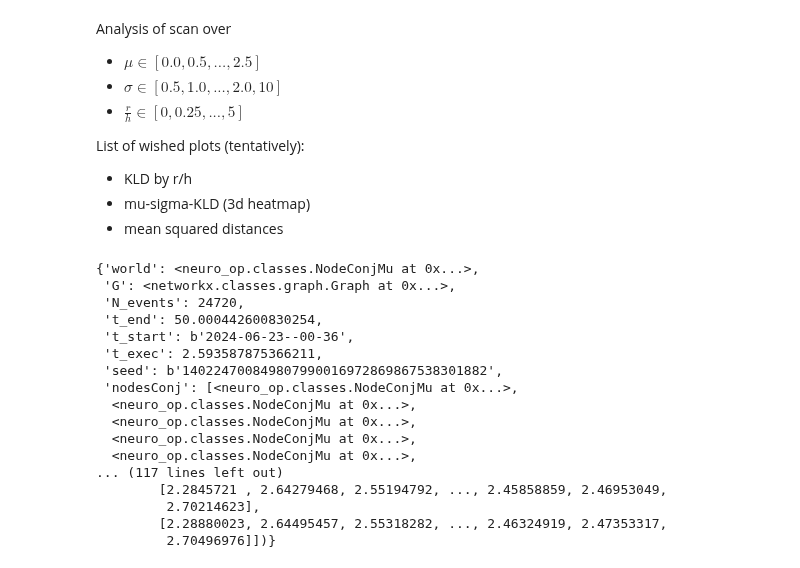
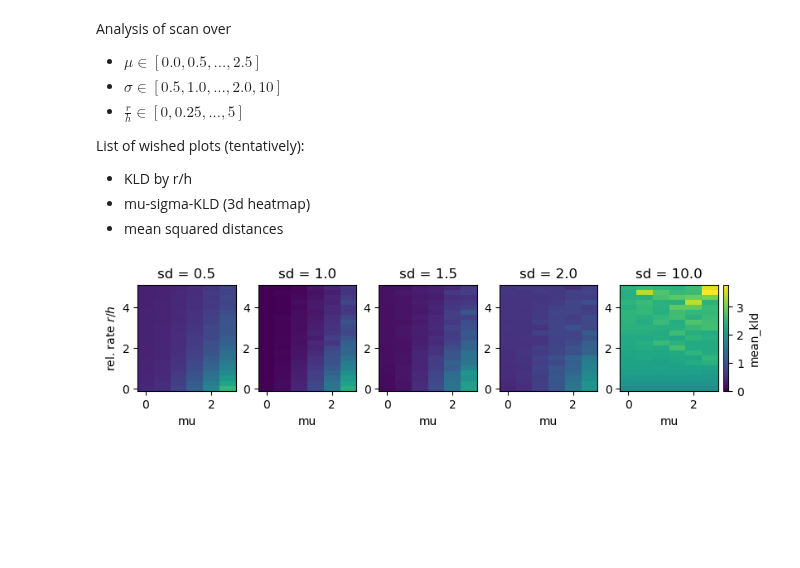
Before and after one commit to Priesemann-Group/neuro_op, a Jupyter notebook: notebooks/ConjMu-Analysis.ipynb, the cells around one changed output. Drawn from its saved outputs; the diff is of its cells as text; code cells hidden in the pictures; blank space fills up the shorter version.

```diff
--- a/notebooks/ConjMu-Analysis.ipynb
+++ b/notebooks/ConjMu-Analysis.ipynb
@@ -33,37 +53,0 @@ names = [get_name(mu, sd, rate)
-# %%
-# KLD by r/h for 1 run, last sample, say... mu=0,sd=1
-
-# Import nodes, use diaries to get last KLD, get mean KLD for each run at t=50
-for mu in np.arange(0, 2.51, 0.5):
-    for sd in [0.5, 1, 1.5, 2, 10]:
-        for rate in np.arange(0, 5.01, 0.25):
-            data = nop.import_hdf5(get_name(mu, sd, rate))
-            np.mean(
-                [
-                    nop.postrun_kld_ConjMu(
-                        mu_ppd=node.params_node["loc"],
-                        sd_ppd=node.params_node["scale"] + node.sd_llf,
-                        mu_real=mu,
-                        sd_real=sd,
-                    )
-                    for node in data["nodesConj"]
-                ]
-            )
-# %% [output]
-{'world': <neuro_op.classes.NodeConjMu at 0x...>,
- 'G': <networkx.classes.graph.Graph at 0x...>,
- 'N_events': 24720,
- 't_end': 50.000442600830254,
- 't_start': b'2024-06-23--00-36',
- 't_exec': 2.593587875366211,
- 'seed': b'140224700849807990016972869867538301882',
- 'nodesConj': [<neuro_op.classes.NodeConjMu at 0x...>,
-  <neuro_op.classes.NodeConjMu at 0x...>,
-  <neuro_op.classes.NodeConjMu at 0x...>,
-  <neuro_op.classes.NodeConjMu at 0x...>,
-  <neuro_op.classes.NodeConjMu at 0x...>,
-... (117 lines left out)
-        [2.2845721 , 2.64279468, 2.55194792, ..., 2.45858859, 2.46953049,
-         2.70214623],
-        [2.28880023, 2.64495457, 2.55318282, ..., 2.46324919, 2.47353317,
-         2.70496976]])}
@@ -69,0 +77,27 @@ for mu in np.arange(0, 2.51, 0.5):
+# %%
+# Plot a heatmap of the mean KLD values of ds_kld with axis mu and rate, with sd=1.0
+
+kld_min = 0
+kld_max = float(ds.mean_kld.max())
+
+fig, ax = plt.subplots(1, 5, constrained_layout=True, figsize=(8, 2))
+for i, sd in enumerate(sd_range):
+    if ax[i] != ax[-1] and ax[i] != ax[0]:
+        ds.sel(sd=sd).mean_kld.plot(
+            ax=ax[i], x="mu", y="rate", vmin=kld_min, vmax=kld_max, add_colorbar=False
+        )
+        ax[i].set_ylabel("")
+    elif ax[i] == ax[0]:
+        ds.sel(sd=sd).mean_kld.plot(
+            ax=ax[i], x="mu", y="rate", vmin=kld_min, vmax=kld_max, add_colorbar=False
+        )
+        ax[i].set_ylabel("rel. rate $r/h$")
+    else:
+        ds.sel(sd=sd).mean_kld.plot(
+            ax=ax[i], x="mu", y="rate", vmin=kld_min, vmax=kld_max, add_colorbar=True
+        )
+        ax[i].set_ylabel("")
+
+fig.savefig("kld_heatmap.png", dpi=3000, transparent=True)
+# %% [output]
+[figure, added]
```
Also changed, not shown: parts of 3 cells of this notebook, 2 other files.
